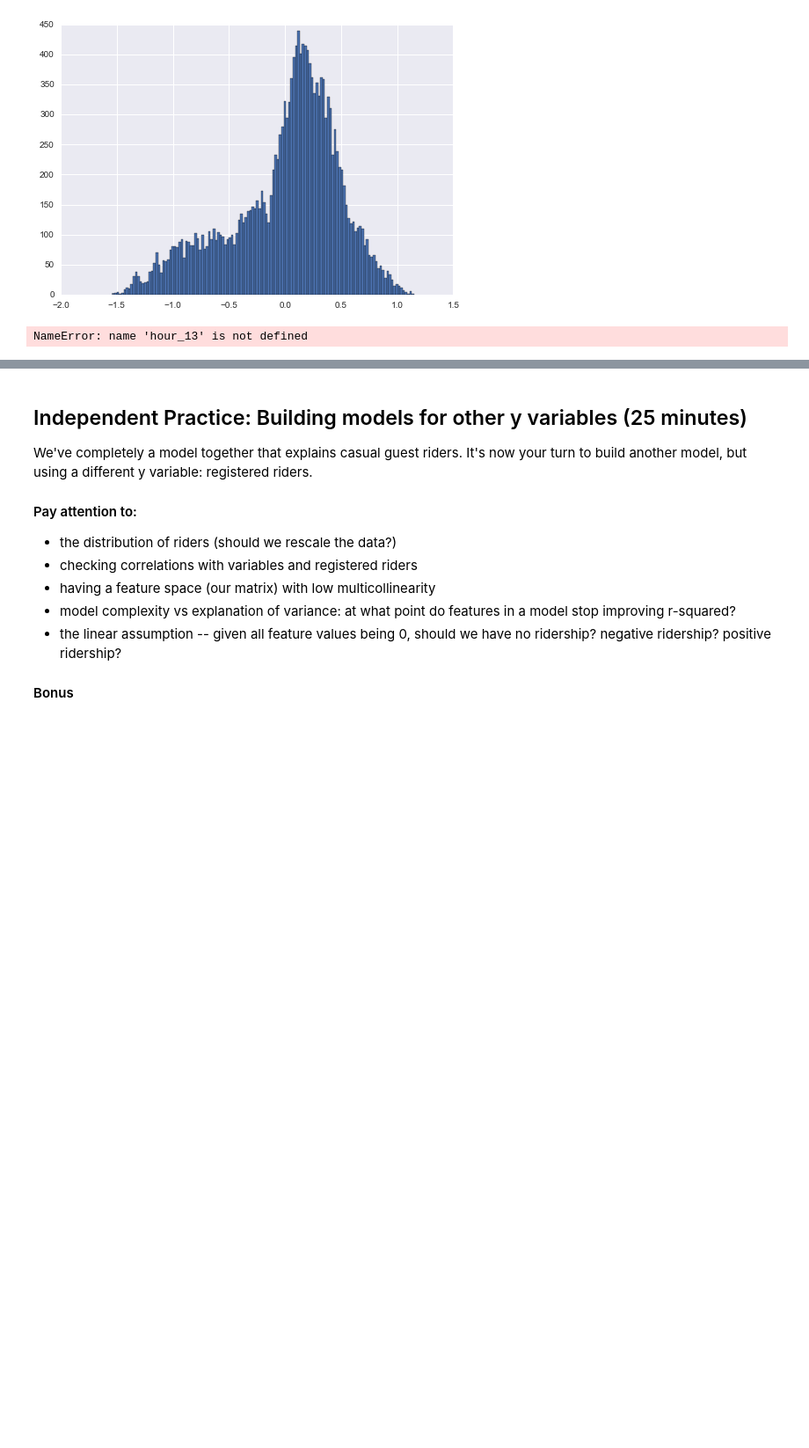
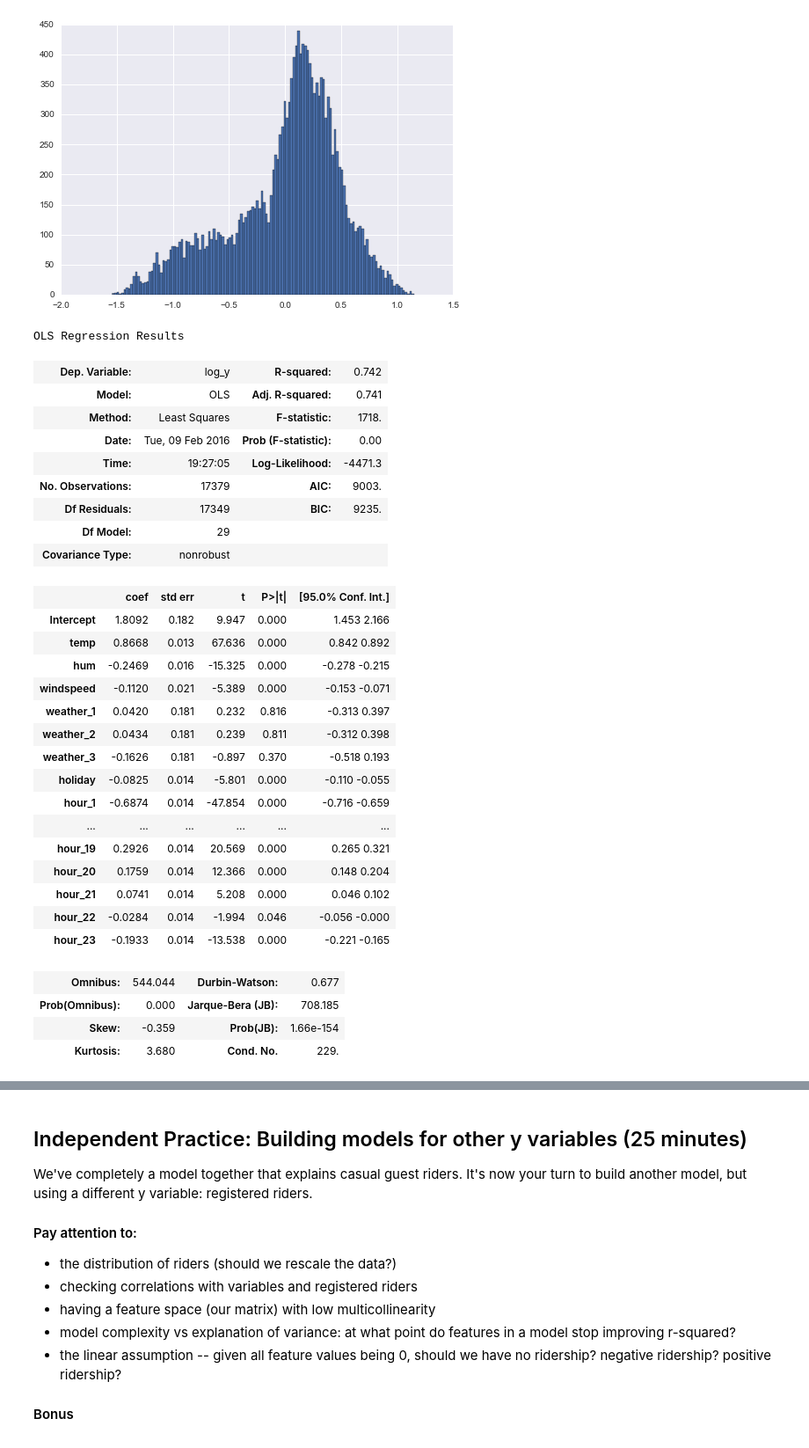
Before and after one commit to themp731/Projects, a Jupyter notebook: ClassWork/lesson-06/code/starter-code/starter-code-6MP.ipynb, the cells around one changed output, grey strips where cells are left out. Shown at 88% size. Drawn from its saved outputs; the diff is of its cells as text; code cells hidden in the pictures; blank space fills up the shorter version.

```diff
--- a/ClassWork/lesson-06/code/starter-code/starter-code-6MP.ipynb
+++ b/ClassWork/lesson-06/code/starter-code/starter-code-6MP.ipynb
@@ -586,15 +589,37 @@ LinearRegression(copy_X=True, fit_intercept=True, n_jobs=1, normalize=False)
 # %%
-#Stats models
+
 log_y = np.log10(y+1)
-hour_dummies = pd.get_dummies(bike_data["hr"])
-new_label = []
-for i in hour_dummies.columns:
-    label = "hour_"+str(i)
-    new_label.append(label)
-hour_dummies.columns=new_label
-bikemodel_data.join(hour_dummies)
 lm = smf.ols(formula=' log_y ~ temp + hum + windspeed + weather_1 + weather_2 + weather_3 + holiday + hour_1 + hour_2 + hour_3 + hour_4 + hour_5 + hour_6 + hour_7 + hour_8 + hour_9 + hour_10 + hour_11 + hour_12 + hour_13 + hour_14 + hour_15 + hour_16 + hour_18 + hour_19 + hour_20 + hour_21 + hour_22 + hour_23', data=bikemodel_data).fit()
 #print the full summary
-#lm.summary()
+lm.summary()
 # %% [output]
-NameError: name 'hour_13' is not defined
+OLS Regression Results
+| Dep. Variable: | log_y | R-squared: | 0.742 |
+| Model: | OLS | Adj. R-squared: | 0.741 |
+| Method: | Least Squares | F-statistic: | 1718. |
+| Date: | Tue, 09 Feb 2016 | Prob (F-statistic): | 0.00 |
+| Time: | 19:27:05 | Log-Likelihood: | -4471.3 |
+| No. Observations: | 17379 | AIC: | 9003. |
+| Df Residuals: | 17349 | BIC: | 9235. |
+| Df Model: | 29 |  |  |
+| Covariance Type: | nonrobust |  |  |
+|  | coef | std err | t | P>|t| | [95.0% Conf. Int.] |
+| Intercept | 1.8092 | 0.182 | 9.947 | 0.000 | 1.453 2.166 |
+| temp | 0.8668 | 0.013 | 67.636 | 0.000 | 0.842 0.892 |
+| hum | -0.2469 | 0.016 | -15.325 | 0.000 | -0.278 -0.215 |
+| windspeed | -0.1120 | 0.021 | -5.389 | 0.000 | -0.153 -0.071 |
+| weather_1 | 0.0420 | 0.181 | 0.232 | 0.816 | -0.313 0.397 |
+| weather_2 | 0.0434 | 0.181 | 0.239 | 0.811 | -0.312 0.398 |
+| weather_3 | -0.1626 | 0.181 | -0.897 | 0.370 | -0.518 0.193 |
+| holiday | -0.0825 | 0.014 | -5.801 | 0.000 | -0.110 -0.055 |
+| hour_1 | -0.6874 | 0.014 | -47.854 | 0.000 | -0.716 -0.659 |
+| ... | ... | ... | ... | ... | ... |
+| hour_19 | 0.2926 | 0.014 | 20.569 | 0.000 | 0.265 0.321 |
+| hour_20 | 0.1759 | 0.014 | 12.366 | 0.000 | 0.148 0.204 |
+| hour_21 | 0.0741 | 0.014 | 5.208 | 0.000 | 0.046 0.102 |
+| hour_22 | -0.0284 | 0.014 | -1.994 | 0.046 | -0.056 -0.000 |
+| hour_23 | -0.1933 | 0.014 | -13.538 | 0.000 | -0.221 -0.165 |
+| Omnibus: | 544.044 | Durbin-Watson: | 0.677 |
+| Prob(Omnibus): | 0.000 | Jarque-Bera (JB): | 708.185 |
+| Skew: | -0.359 | Prob(JB): | 1.66e-154 |
+| Kurtosis: | 3.680 | Cond. No. | 229. |
```
Also changed, not shown: parts of 8 cells of this notebook, 5 other files.
